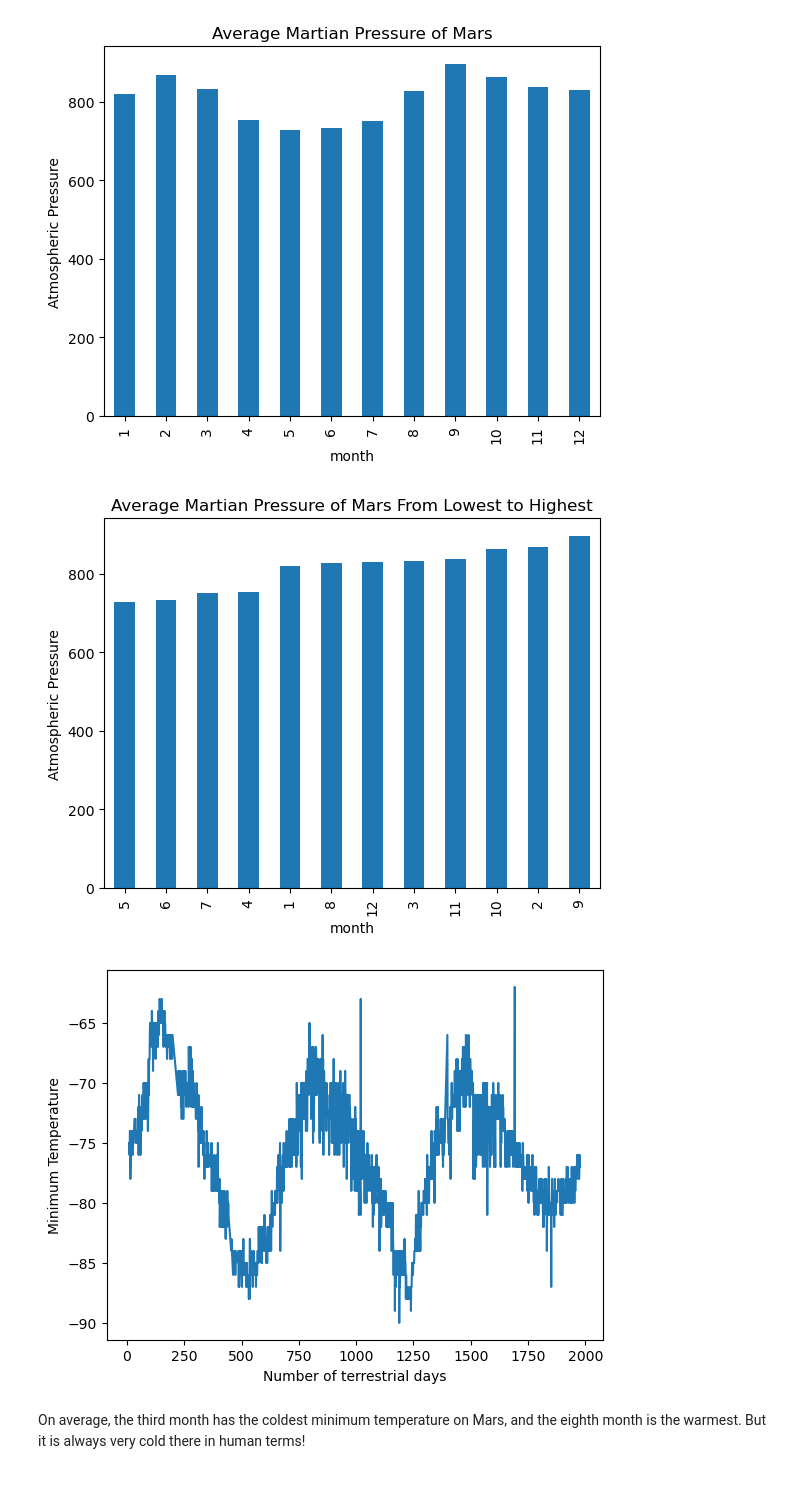
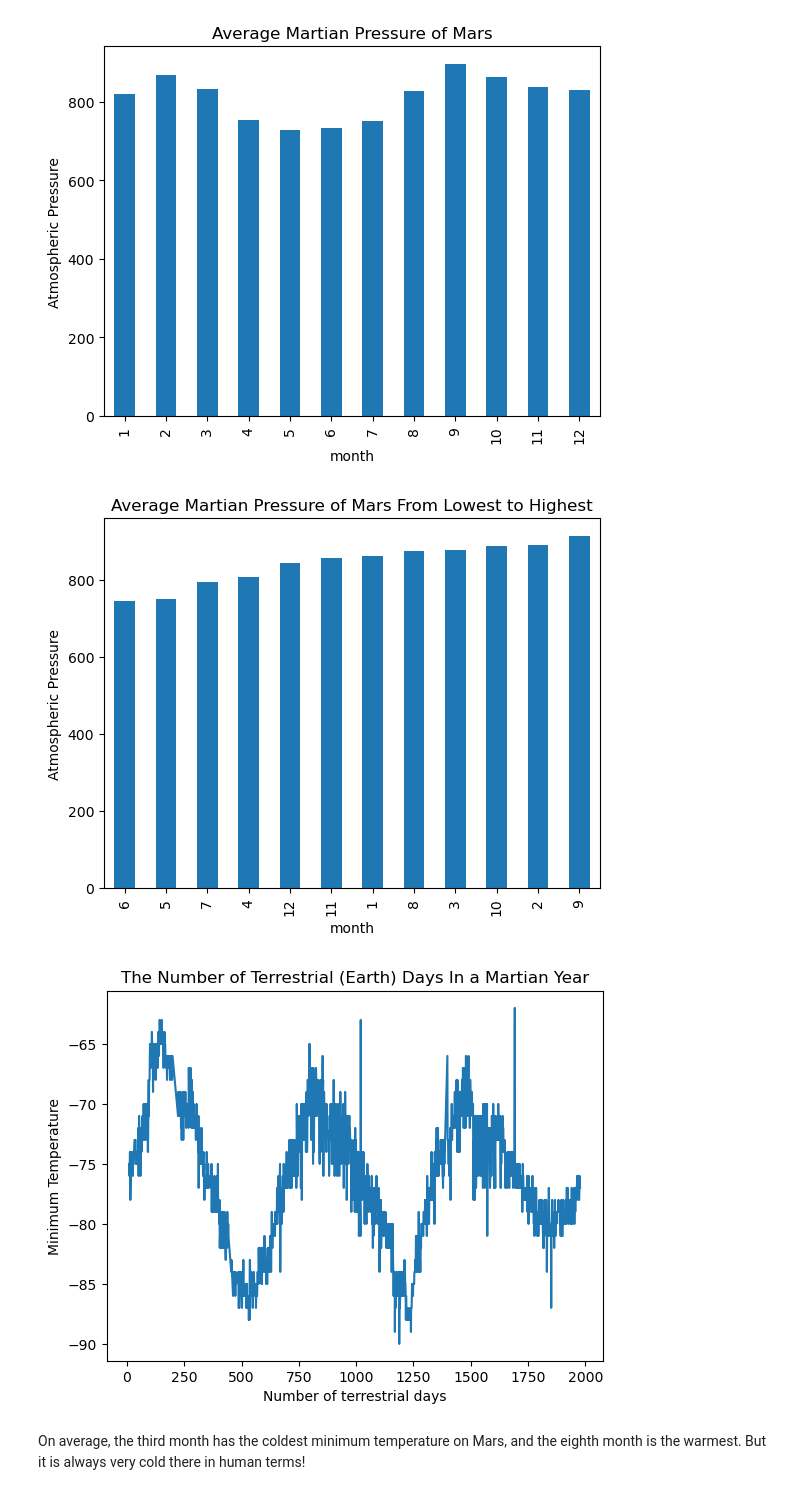
Before and after one commit to mtkrebs87/Module_11_Challenge_Webscraping, a Jupyter notebook: part_2_mars_weather.ipynb, the cells around one changed output. Drawn from its saved outputs; the diff is of its cells as text; code cells hidden in the pictures.

Commit message:
Update
finished code. added titles to charts.

```diff
--- a/part_2_mars_weather.ipynb
+++ b/part_2_mars_weather.ipynb
@@ -10,5 +11,5 @@ import pandas as pd
 # %%
-browser = Browser('firefox')
+browser = Browser('chrome')
 # %% [markdown]
 ### Step 1: Visit the Website
 
@@ -237,7 +249,7 @@ plt.show()
 [figure]
 # %%
 #Plot average pressure by month lowest to highest value
-avg_pres = df.groupby(["month"])["pressure"].min()
+avg_pres = df.groupby(["month"])["pressure"].mean()
 avg_pres.sort_values(ascending=True).plot.bar()
 
 plt.ylabel("Atmospheric Pressure")
@@ -245,18 +257,19 @@ plt.title("Average Martian Pressure of Mars From Lowest to Highest")
 plt.yticks()
 plt.show()
 # %% [output]
-[figure, old version]
+[figure, new version]
 # %%
 # 5. How many terrestrial (earth) days are there in a Martian year?
 min_temp = df.groupby(["sol"])["min_temp"].mean()
 min_temp.plot()
 
 plt.ylabel("Minimum Temperature")
 plt.xlabel("Number of terrestrial days")
+plt.title("The Number of Terrestrial (Earth) Days In a Martian Year")
 plt.yticks()
 plt.show()
 # %% [output]
-[figure, old version]
+[figure, new version]
 # %% [markdown]
 On average, the third month has the coldest minimum temperature on Mars, and the eighth month is the warmest. But it is always very cold there in human terms!
 # %% [markdown]
```
Also changed, not shown: parts of 5 cells of this notebook, 2 other files.
